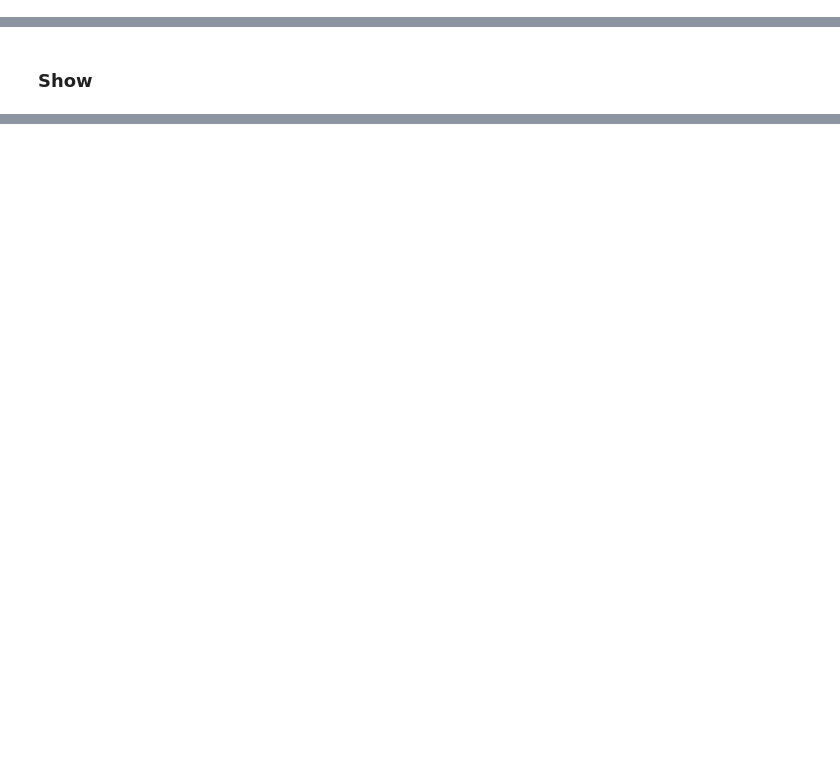
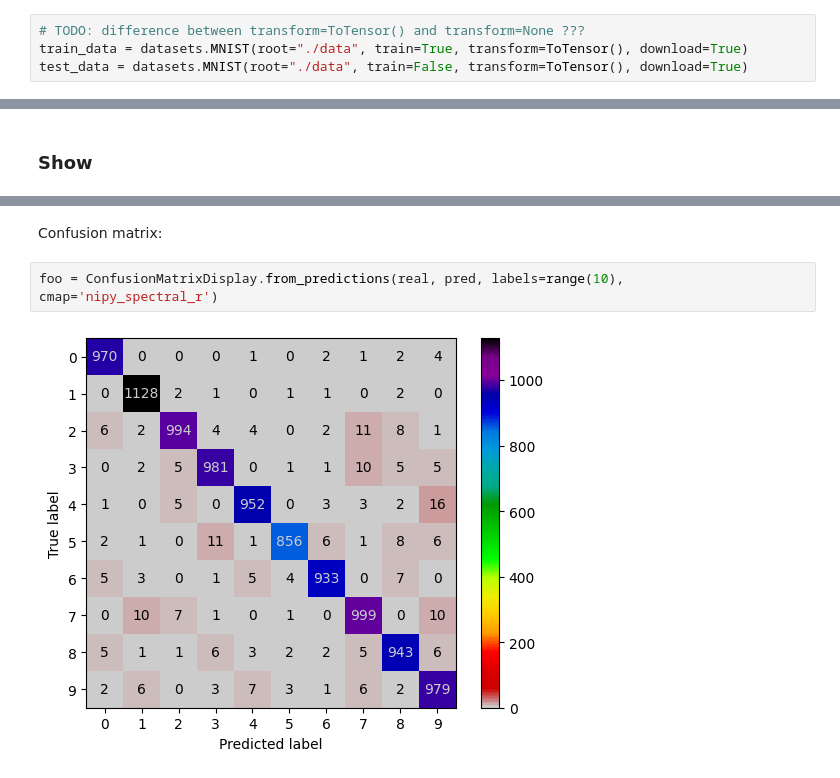
Before and after one commit to camiloakv/deep_dish, a Jupyter notebook: mnist_pytorch.ipynb, the cells around one changed output, grey strips where cells are left out. Cells and saved outputs as stored; diff of their text form; blank space fills up the shorter version.

```diff
--- a/mnist_pytorch.ipynb
+++ b/mnist_pytorch.ipynb
@@ -59,0 +45,4 @@ set([type(train_images), type(train_labels), type(test_images), type(test_labels
+# %%
+# TODO: difference between transform=ToTensor() and transform=None ???
+train_data = datasets.MNIST(root="./data", train=True, transform=ToTensor(), download=True)
+test_data = datasets.MNIST(root="./data", train=False, transform=ToTensor(), download=True)
@@ -226,0 +250,6 @@ foo = utils.plot_wrong_mnist(test_images, pred, real, neqs, width, height)
+# %% [markdown]
+Confusion matrix:
+# %%
+foo = ConfusionMatrixDisplay.from_predictions(real, pred, labels=range(10), cmap='nipy_spectral_r')
+# %% [output]
+[figure, added]
```
Also changed, not shown: parts of 33 cells of this notebook, 2 other files.
